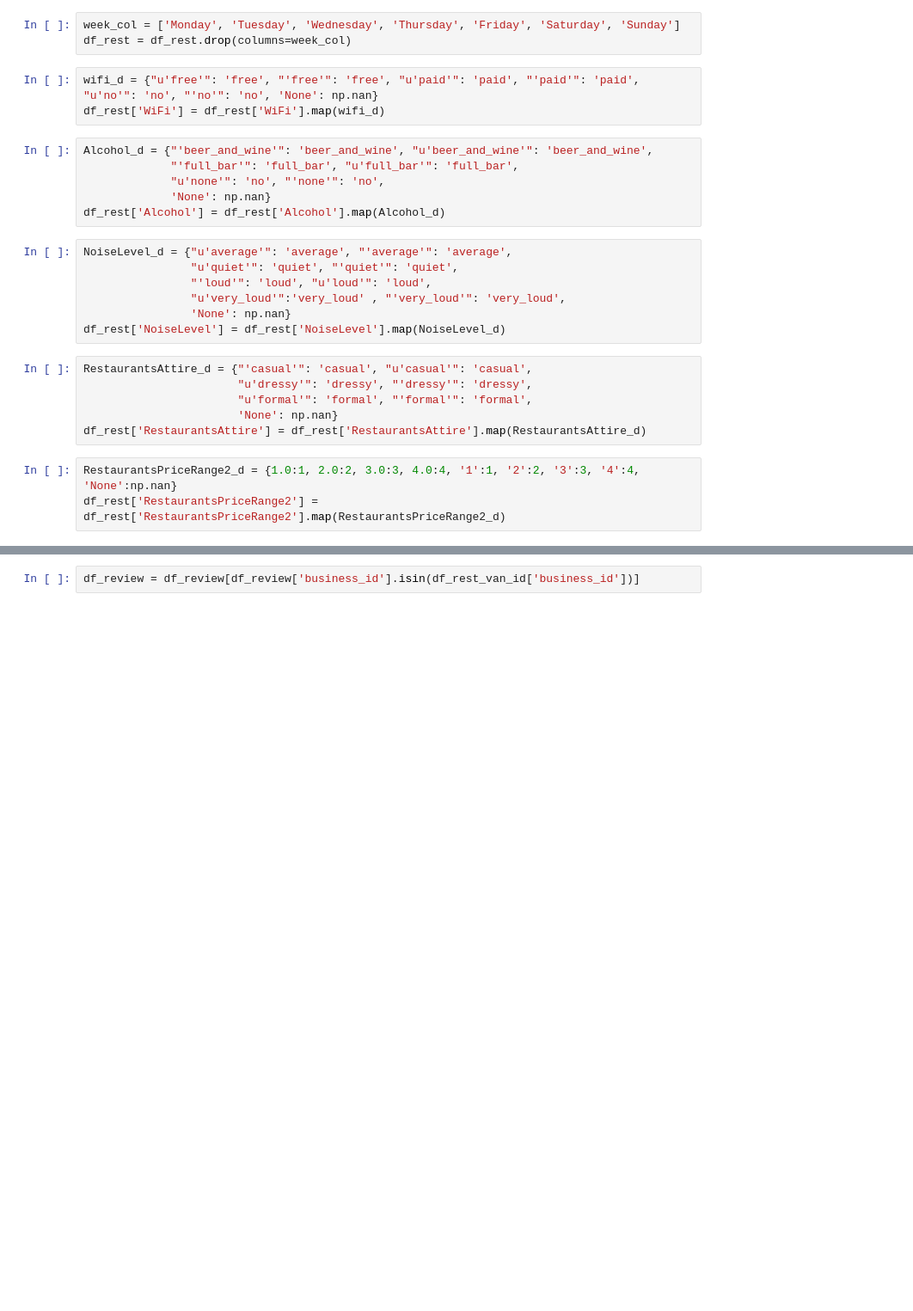
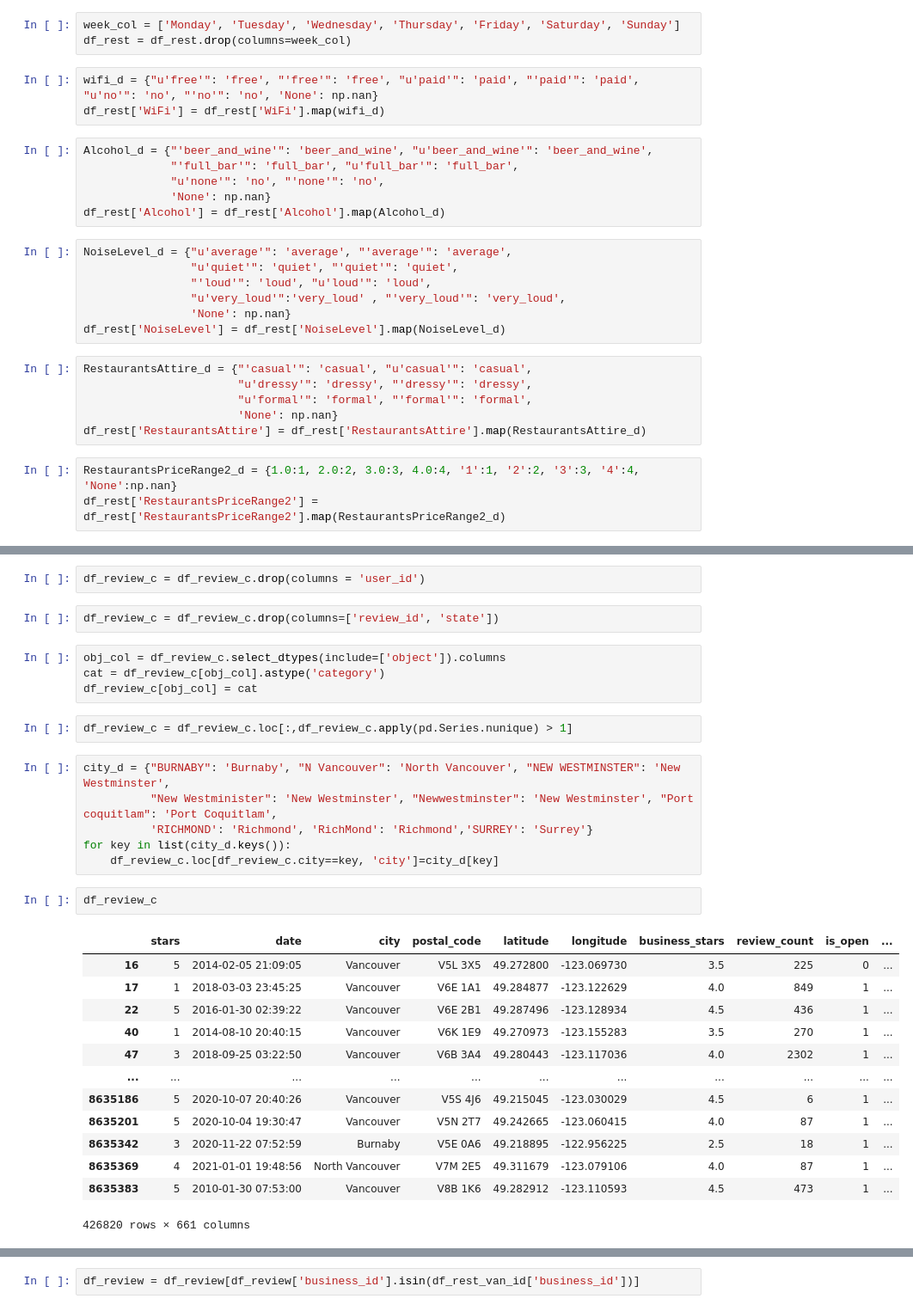
Before and after one commit to AaronLyu95/YELP-DATASET, a Jupyter notebook: Data_Manipulation.ipynb, the cells around one changed output, grey strips where cells are left out. Shown at 86% size. Drawn from its saved outputs; the diff is of its cells as text; blank space fills up the shorter version.

```diff
--- a/Data_Manipulation.ipynb
+++ b/Data_Manipulation.ipynb
@@ -111,0 +196,32 @@ df_rest['RestaurantsPriceRange2'] = df_rest['RestaurantsPriceRange2'].map(Restau
+# %%
+df_review_c = df_review_c.drop(columns = 'user_id')
+# %%
+df_review_c = df_review_c.drop(columns=['review_id', 'state'])
+# %%
+obj_col = df_review_c.select_dtypes(include=['object']).columns
+cat = df_review_c[obj_col].astype('category')
+df_review_c[obj_col] = cat
+# %%
+df_review_c = df_review_c.loc[:,df_review_c.apply(pd.Series.nunique) > 1]
+# %%
+city_d = {"BURNABY": 'Burnaby', "N Vancouver": 'North Vancouver', "NEW WESTMINSTER": 'New Westminster',
+          "New Westminister": 'New Westminster', "Newwestminster": 'New Westminster', "Port coquitlam": 'Port Coquitlam',
+          'RICHMOND': 'Richmond', 'RichMond': 'Richmond','SURREY': 'Surrey'}
+for key in list(city_d.keys()):
+    df_review_c.loc[df_review_c.city==key, 'city']=city_d[key]
+# %%
+df_review_c
+# %% [output]
+|  | stars | date | city | postal_code | latitude | longitude | business_stars | review_count | is_open | ... |
+| 16 | 5 | 2014-02-05 21:09:05 | Vancouver | V5L 3X5 | 49.272800 | -123.069730 | 3.5 | 225 | 0 | ... |
+| 17 | 1 | 2018-03-03 23:45:25 | Vancouver | V6E 1A1 | 49.284877 | -123.122629 | 4.0 | 849 | 1 | ... |
+| 22 | 5 | 2016-01-30 02:39:22 | Vancouver | V6E 2B1 | 49.287496 | -123.128934 | 4.5 | 436 | 1 | ... |
+| 40 | 1 | 2014-08-10 20:40:15 | Vancouver | V6K 1E9 | 49.270973 | -123.155283 | 3.5 | 270 | 1 | ... |
+| 47 | 3 | 2018-09-25 03:22:50 | Vancouver | V6B 3A4 | 49.280443 | -123.117036 | 4.0 | 2302 | 1 | ... |
+| ... | ... | ... | ... | ... | ... | ... | ... | ... | ... | ... |
+| 8635186 | 5 | 2020-10-07 20:40:26 | Vancouver | V5S 4J6 | 49.215045 | -123.030029 | 4.5 | 6 | 1 | ... |
+| 8635201 | 5 | 2020-10-04 19:30:47 | Vancouver | V5N 2T7 | 49.242665 | -123.060415 | 4.0 | 87 | 1 | ... |
+| 8635342 | 3 | 2020-11-22 07:52:59 | Burnaby | V5E 0A6 | 49.218895 | -122.956225 | 2.5 | 18 | 1 | ... |
+| 8635369 | 4 | 2021-01-01 19:48:56 | North Vancouver | V7M 2E5 | 49.311679 | -123.079106 | 4.0 | 87 | 1 | ... |
+| 8635383 | 5 | 2010-01-30 07:53:00 | Vancouver | V8B 1K6 | 49.282912 | -123.110593 | 4.5 | 473 | 1 | ... |
+426820 rows × 661 columns
```
Also changed, not shown: parts of 37 cells of this notebook, 3 other files.
